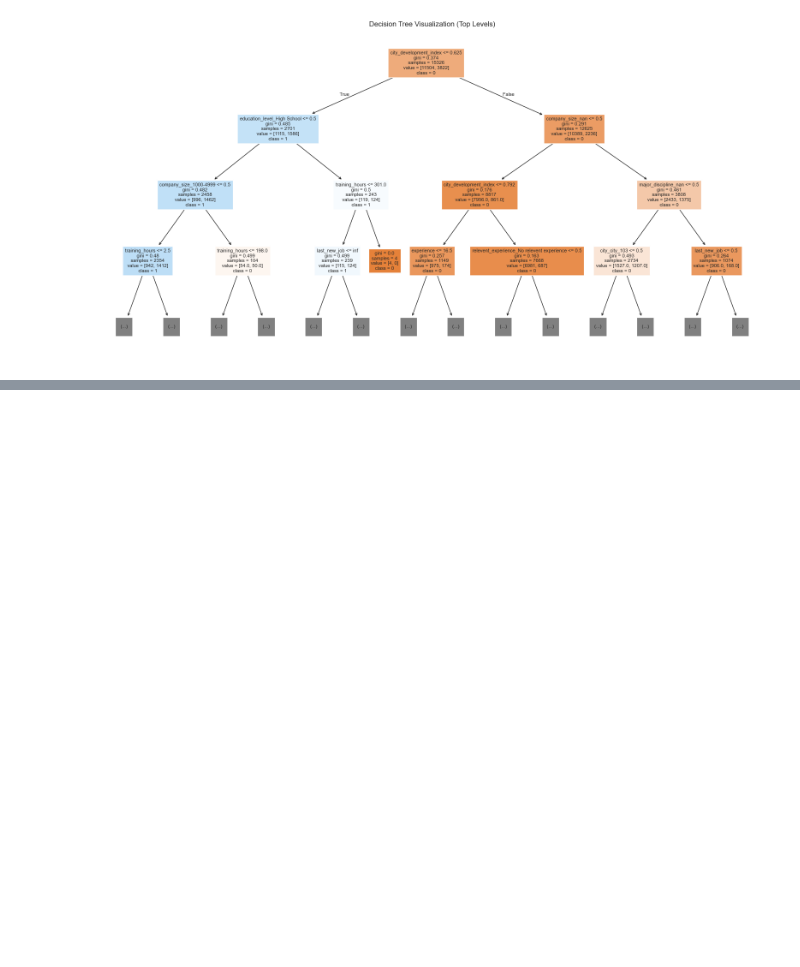
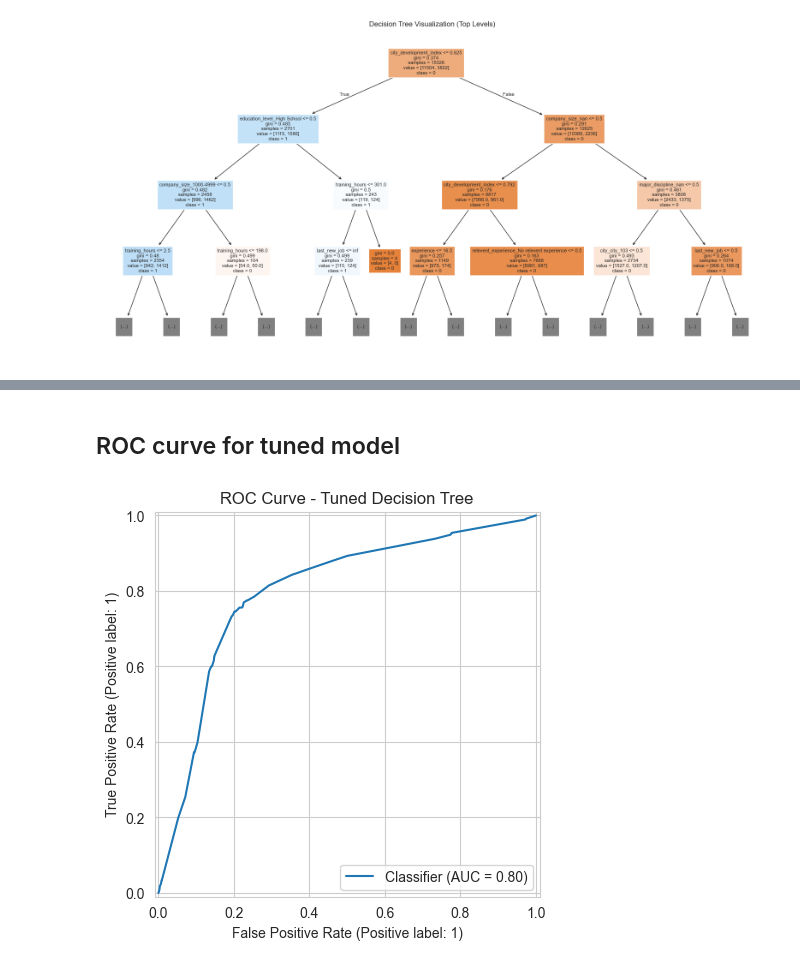
Before and after one commit to asitha-dharmarathne/Job-Change-Prediction-Using-Supervised-Learning, a Jupyter notebook: notebooks/03_decision_tree.ipynb, the cells around one changed output, grey strips where cells are left out. Cells and saved outputs as stored; diff of their text form; code cells hidden in the pictures; blank space fills up the shorter version.

```diff
--- a/notebooks/03_decision_tree.ipynb
+++ b/notebooks/03_decision_tree.ipynb
@@ -199,0 +295,8 @@ plt.show()
+# %% [markdown]
+## ROC curve for tuned model
+# %%
+RocCurveDisplay.from_predictions(y_test, y_prob_best)
+plt.title("ROC Curve - Tuned Decision Tree")
+plt.show()
+# %% [output]
+[figure, added]
```
Also changed, not shown: parts of 14 cells of this notebook.
